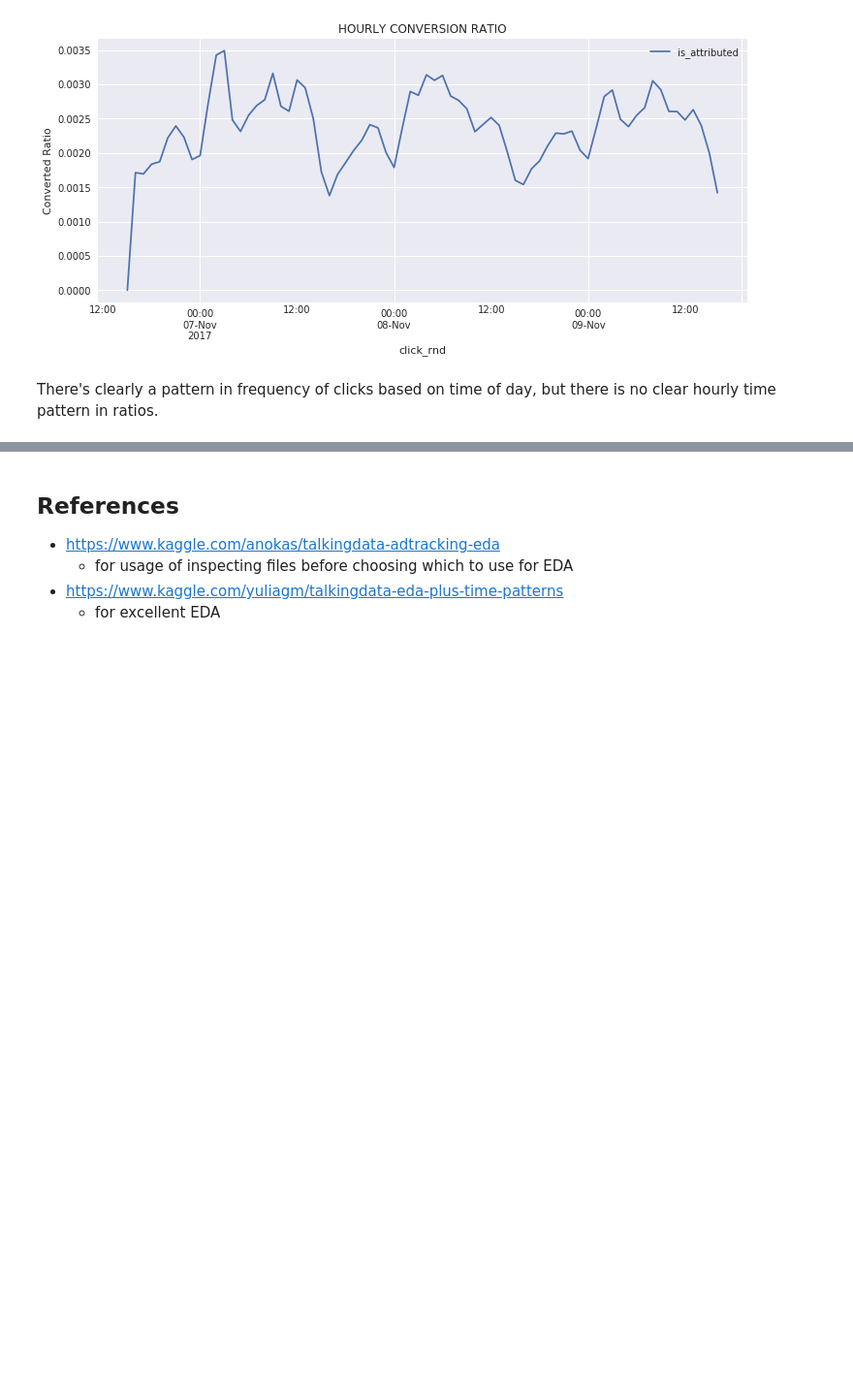
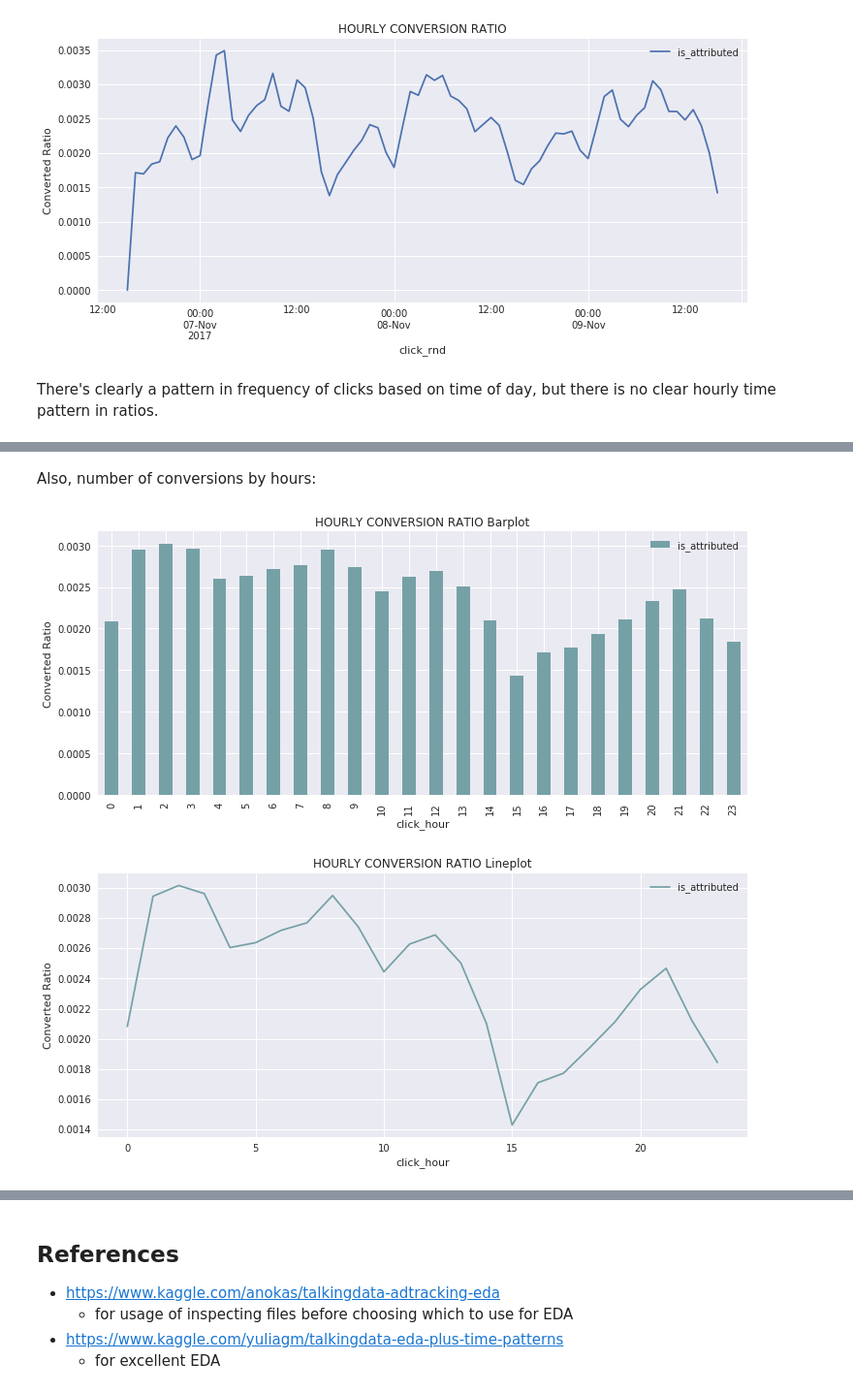
Before and after one commit to GregHilston/kaggle-talking-data-ad-tracking-fraud-detection-challenge, a Jupyter notebook: grehg.ipynb, the cells around one changed output, grey strips where cells are left out. Shown: that part at 97% size. Drawn from its saved outputs; the diff is of its cells as text; code cells hidden in the pictures; blank space fills up the shorter version.

```diff
--- a/grehg.ipynb
+++ b/grehg.ipynb
@@ -422,0 +461,13 @@ There's clearly a pattern in frequency of clicks based on time of day, but there
+# %% [markdown]
+Also, number of conversions by hours:
+# %%
+train[['click_hour','is_attributed']].groupby(['click_hour'], as_index=True).mean().plot(kind='bar', color='#75a1a6')
+plt.title('HOURLY CONVERSION RATIO Barplot');
+plt.ylabel('Converted Ratio');
+
+train[['click_hour','is_attributed']].groupby(['click_hour'], as_index=True).mean().plot( color='#75a1a6')
+plt.title('HOURLY CONVERSION RATIO Lineplot');
+plt.ylabel('Converted Ratio');
+# %% [output]
+[figure, added]
+[figure, added]
```
Also changed, not shown: parts of 15 cells of this notebook.
